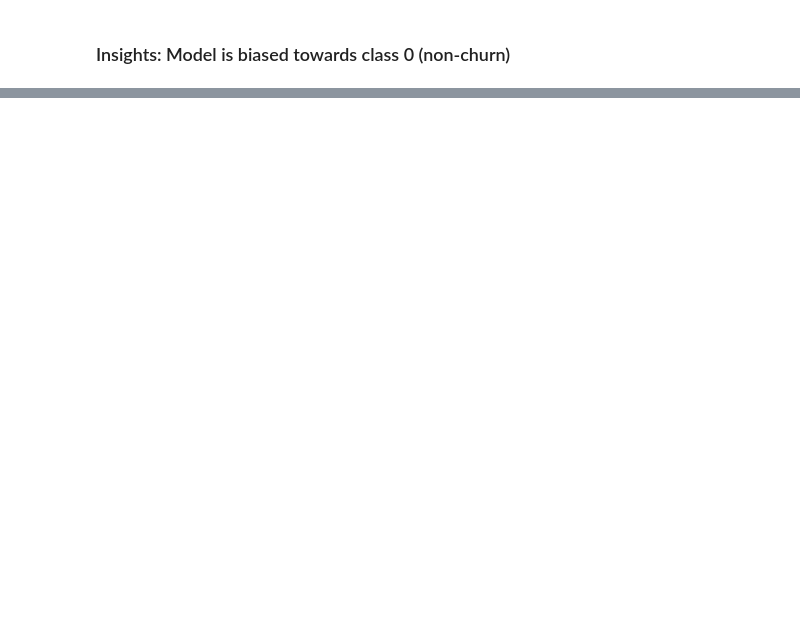
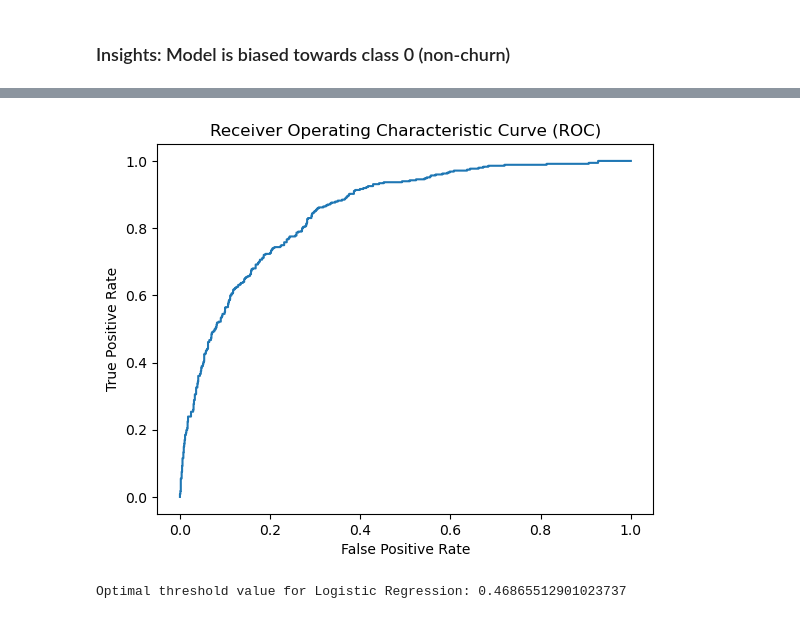
Before and after one commit to Jaggi0504/Telecom-Customer-Churn, a Jupyter notebook: main.ipynb, the cells around one changed output, grey strips where cells are left out. Cells and saved outputs as stored; diff of their text form; code cells hidden in the pictures; blank space fills up the shorter version.

```diff
--- a/main.ipynb
+++ b/main.ipynb
@@ -404,2 +413,7 @@ weighted avg       0.79      0.81      0.80      1407
 # %% [markdown]
 ### Insights: Model is biased towards class 0 (non-churn)
+# %%
+#Tells the model to care more about the minority classes
+log_model1=LogisticRegression(class_weight='balanced')
+# %%
+log_model1.fit(X_train, y_train)
@@ -405,0 +435,18 @@ weighted avg       0.79      0.81      0.80      1407
+# %%
+log_reg_scores=log_model1.predict_proba(X_test)[:, 1]
+# %%
+fpr, tpr, thresholds=roc_curve(y_test, log_reg_scores)
+# %%
+plt.plot(fpr, tpr)
+plt.title("Receiver Operating Characteristic Curve (ROC)")
+plt.xlabel("False Positive Rate")
+plt.ylabel("True Positive Rate")
+plt.show()
+# %% [output]
+[figure, added]
+# %%
+optimal_idx=np.argmax(tpr-fpr)
+optimal_threshold=thresholds[optimal_idx]
+print("Optimal threshold value for Logistic Regression:", optimal_threshold)
+# %% [output]
+Optimal threshold value for Logistic Regression: 0.46865512901023737
```
Also changed, not shown: parts of 30 cells of this notebook, 3 other files.
